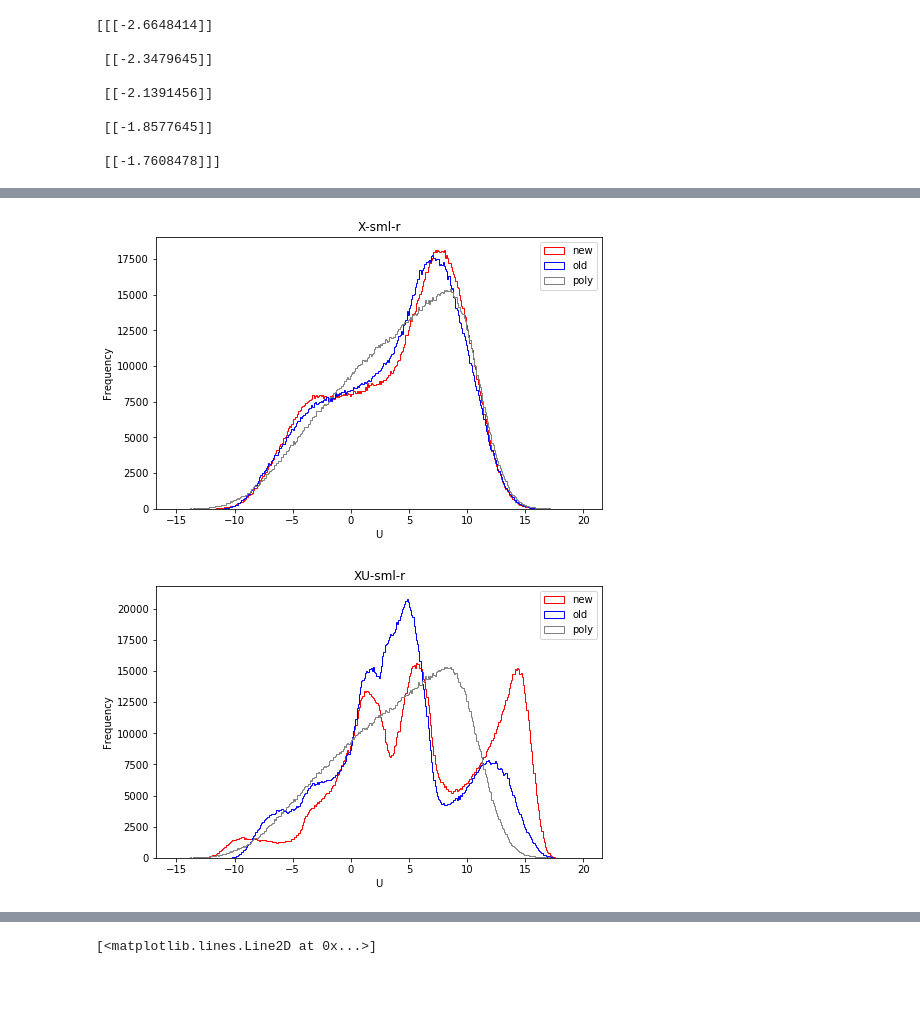
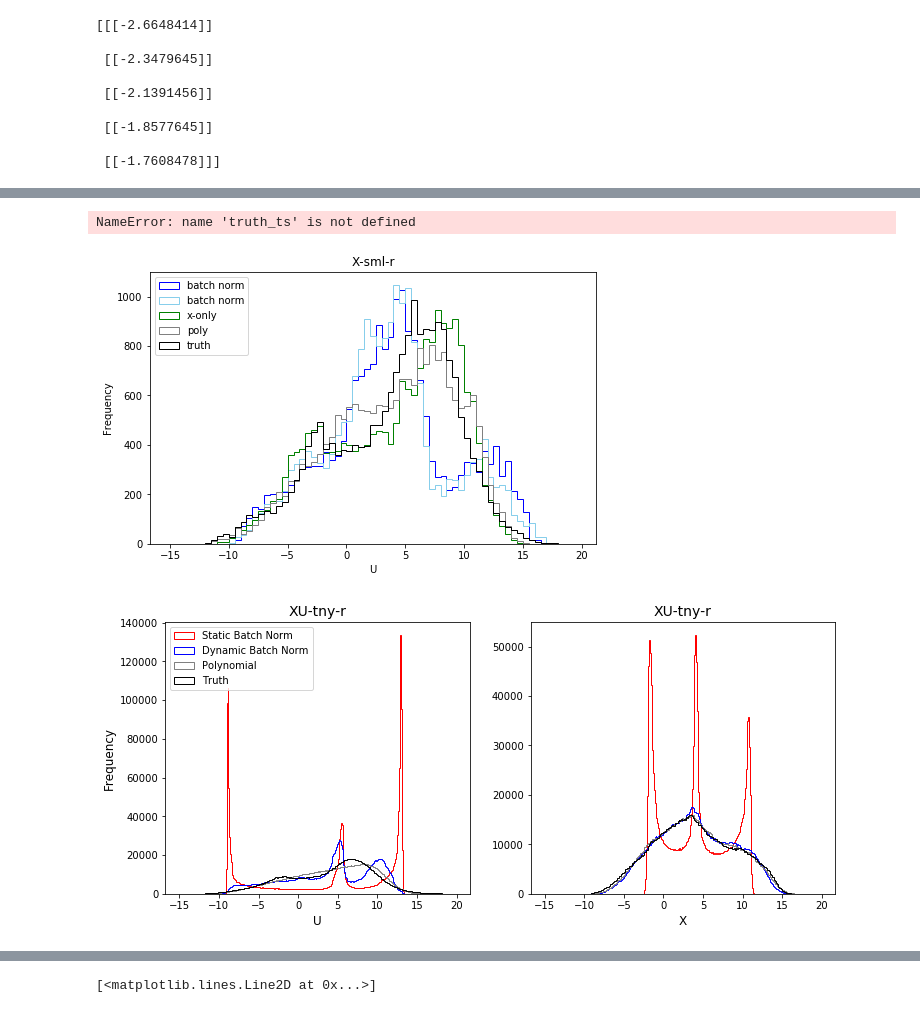
Before and after one commit to djgagne/lorenz_gan, a Jupyter notebook: notebooks/wavelets.ipynb, the cells around one changed output, grey strips where cells are left out. Saved outputs shown, nothing was run; the diff lists cells and outputs as text; code cells hidden in the pictures; blank space fills up the shorter version.

```diff
--- a/notebooks/wavelets.ipynb
+++ b/notebooks/wavelets.ipynb
@@ -167,0 +229,3 @@ plt.savefig("gan_clim_602_old_new.png", dpi=200, bbox_inches="tight")
+# %%
+truth_ts = pd.read_csv("/glade/work/dgagne/exp_20_stoch/lorenz_combined_output_test_x0.csv")
+print(truth_ts.columns)
@@ -168,30 +272,66 @@ plt.savefig("gan_clim_602_old_new.png", dpi=200, bbox_inches="tight")
+# %%
+truth_ts["Ux_t+1"][:5000].plot()
+plt.plot(gan_ds[603]["u"][:5000, 0])
+# %% [output]
+NameError: name 'truth_ts' is not defined
 # %%
 plt.figure(figsize=(8, 5))
-bins = np.arange(-15, 20, 0.1)
-_ = plt.hist(gan_ds[602]["u"][:, 1], bins=bins, histtype="step", color='red', label="new")
-_ = plt.hist(gan_ds_1[602]["u"][:, 1], bins=bins, histtype="step", color='blue', label="old")
-_ = plt.hist(poly["u"][:, 1], bins=bins, histtype="step", color='gray', label="poly")
+bins = np.arange(-15, 20, 0.5)
+#_ = plt.hist(gan_ds[702]["u"][:20000, 1], bins=bins, histtype="step", color='red', label="no batch norm")
+_ = plt.hist(gan_ds_1[502]["u"][-20000:, 1], bins=bins, histtype="step", color='blue', label="batch norm")
+_ = plt.hist(gan_ds_1[502]["u"][:20000, 1], bins=bins, histtype="step", color='skyblue', label="batch norm")
+_ = plt.hist(gan_ds[602]["u"][-20000:, 1], bins=bins, histtype="step", color='green', label="x-only")
+_ = plt.hist(poly["u"][-20000:, 1], bins=bins, histtype="step", color='gray', label="poly")
+_ = plt.hist(truth_ts["Ux_t+1"][-20000:], bins=bins, histtype="step", color='black', label="truth")
 
 #_ = plt.hist(truth["lorenz_x"][l_start:l_end, 0], bins=bins, histtype="step", color='k', label="truth")
-plt.legend()
+plt.legend(loc=2)
 plt.xlabel("U")
 plt.ylabel("Frequency")
 plt.title("X-sml-r")
-plt.savefig("gan_clim_u_602_old_new.png", dpi=200, bbox_inches="tight")
+plt.savefig("gan_clim_u_702_old_new.png", dpi=200, bbox_inches="tight")
 # %% [output]
-[figure, old version]
+[figure, new version]
+# %%
+gan_index_label = {100: "XU-lrg-w",
+                   101: "XU-med-w",
+                   102: "XU-sml-w",
+                   103: "XU-tny-w",
+                   202: "X-sml-w",
+                   203: "X-tny-w",
+                   500: "XU-lrg-r",
+                   501: "XU-med-r",
+                   502: "XU-sml-r",
+                   503: "XU-tny-r",
+                   602: "X-sml-r",
+                   603: "X-tny-r",
+                   702: "XU-sml-r-n"}
 # %%
-plt.figure(figsize=(8, 5))
+plt.figure(figsize=(12, 5))
+plt.subplot(1, 2, 1)
 bins = np.arange(-15, 20, 0.1)
-_ = plt.hist(gan_ds[502]["u"][:, 1], bins=bins, histtype="step", color='red', label="new")
-_ = plt.hist(gan_ds_1[502]["u"][:, 1], bins=bins, histtype="step", color='blue', label="old")
-_ = plt.hist(poly["u"][:, 1], bins=bins, histtype="step", color='gray', label="poly")
+gan_index = 503
+_ = plt.hist(gan_ds[gan_index]["u"][:, 1], bins=bins, histtype="step", color='red', label="Static Batch Norm")
+_ = plt.hist(gan_ds_1[gan_index]["u"][:, 1], bins=bins, histtype="step", color='blue', label="Dynamic Batch Norm")
+_ = plt.hist(poly["u"][:, 1], bins=bins, histtype="step", color='gray', label="Polynomial")
+_ = plt.hist(truth_ts["Ux_t+1"][:2000000], bins=bins, histtype="step", color='black', label="Truth")
 
 #_ = plt.hist(truth["lorenz_x"][l_start:l_end, 0], bins=bins, histtype="step", color='k', label="truth")
-plt.legend()
-plt.xlabel("U")
-plt.ylabel("Frequency")
-plt.title("XU-sml-r")
-plt.savefig("gan_clim_u_502_old_new.png", dpi=200, bbox_inches="tight")
+plt.legend(loc=2)
+plt.xlabel("U", fontsize=12)
+plt.ylabel("Frequency", fontsize=12)
+plt.title(gan_index_label[gan_index], fontsize=14)
+plt.subplot(1, 2, 2)
+bins = np.arange(-15, 20, 0.1)
+_ = plt.hist(gan_ds[gan_index]["x"][:, 1], bins=bins, histtype="step", color='red', label="Static Batch Norm")
+_ = plt.hist(gan_ds_1[gan_index]["x"][:, 1], bins=bins, histtype="step", color='blue', label="Dynamic Batch Norm")
+_ = plt.hist(poly["x"][:, 1], bins=bins, histtype="step", color='gray', label="poly")
+_ = plt.hist(truth_ts["X_t"][:2000000], bins=bins, histtype="step", color='black', label="truth")
+
+#_ = plt.hist(truth["lorenz_x"][l_start:l_end, 0], bins=bins, histtype="step", color='k', label="truth")
+#plt.legend()
+plt.xlabel("X", fontsize=12)
+plt.title(gan_index_label[gan_index], fontsize=14)
+plt.savefig(f"gan_XU_dists_clim_{gan_index:03d}.pdf", dpi=200, bbox_inches="tight")
 # %% [output]
-[figure, old version]
+[figure, new version]
```
Also changed, not shown: parts of 49 cells of this notebook, 3 other files.
